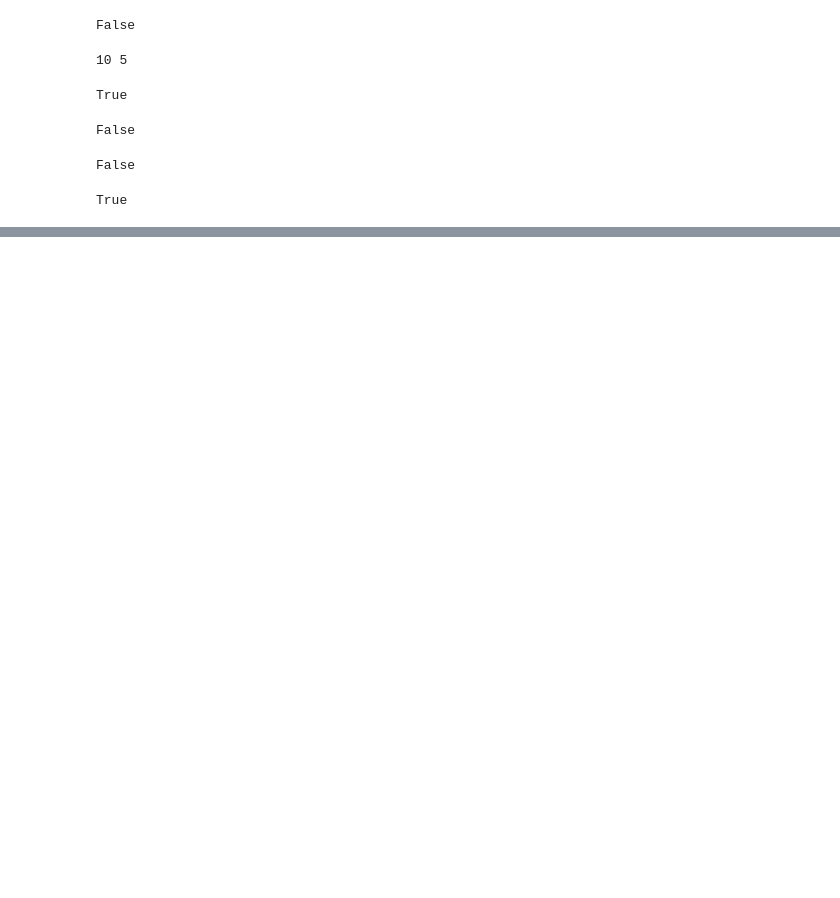
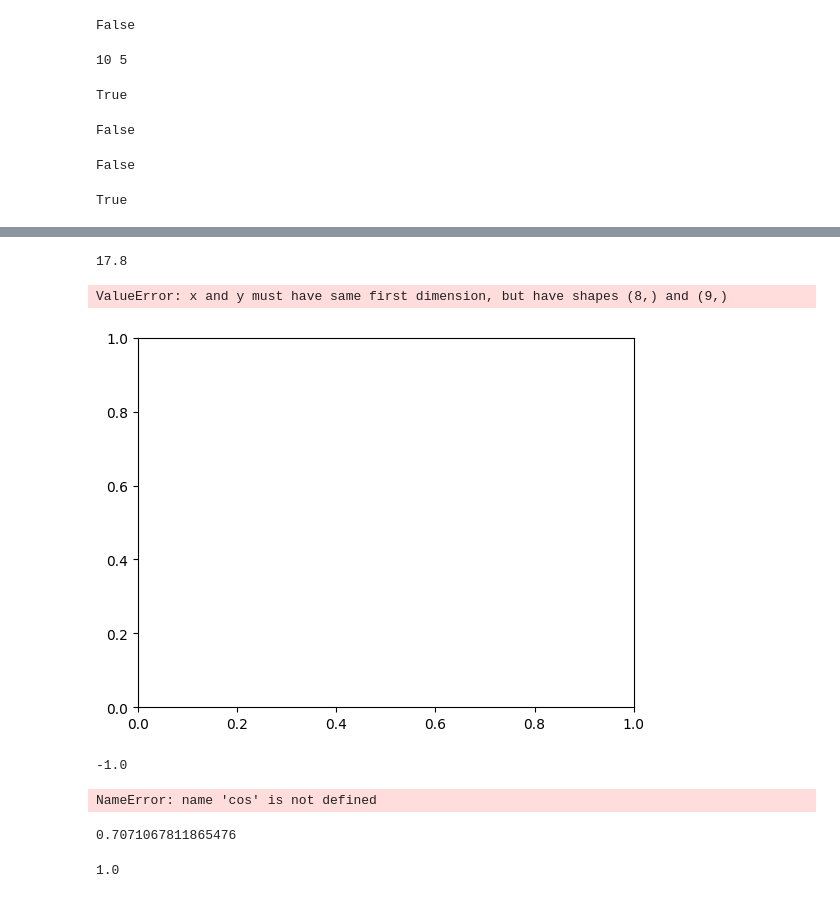
Before and after one commit to deremyownsyourwebsite/Teals, a Jupyter notebook: Intro.ipynb, the cells around one changed output, grey strips where cells are left out. Saved outputs shown, nothing was run; the diff lists cells and outputs as text; code cells hidden in the pictures; blank space fills up the shorter version.

```diff
--- a/Intro.ipynb
+++ b/Intro.ipynb
@@ -173,0 +201,4 @@ True
+# %%
+math.fabs(-17.8)
+# %% [output]
+17.8
@@ -173,0 +207,15 @@ True
+# %%
+a=(0,1,2,3,4,5,6,7)
+b=(1,2,3,4,9,16,25,36,49)
+plt.plot(a,b,'^',c=#)
+# %% [output]
+ValueError: x and y must have same first dimension, but have shapes (8,) and (9,)
+[figure, added]
+# %%
+math.cos(math.pi)
+# %% [output]
+-1.0
+# %%
+cos(pi)
+# %% [output]
+NameError: name 'cos' is not defined
@@ -173,0 +226,8 @@ True
+# %%
+cos(pi/4)
+# %% [output]
+0.7071067811865476
+# %%
+cos(0)
+# %% [output]
+1.0
```
Also changed, not shown: parts of 9 cells of this notebook.
